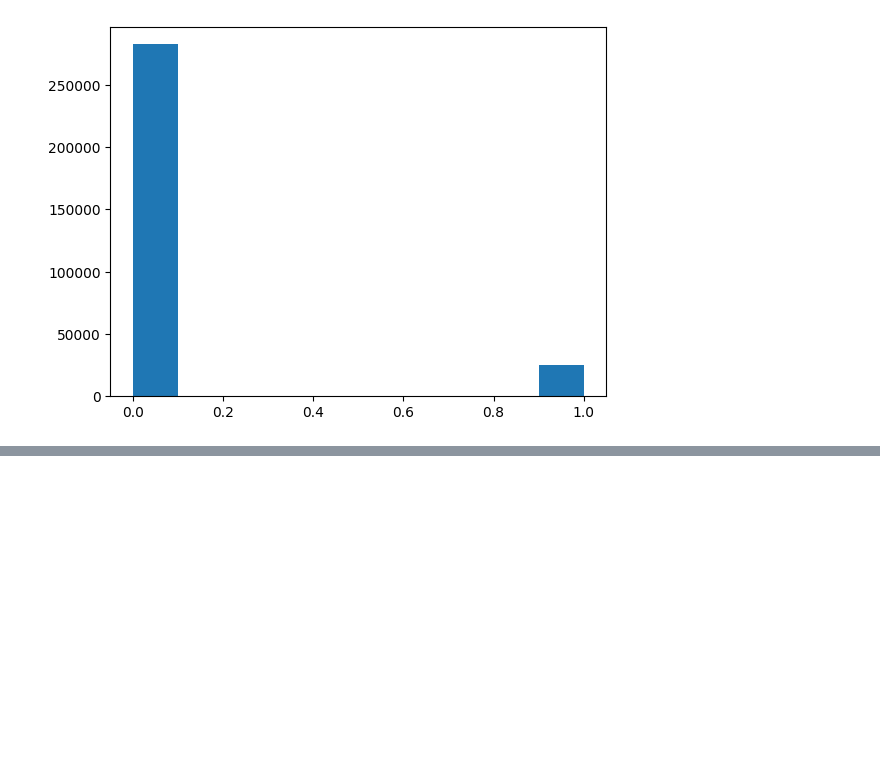
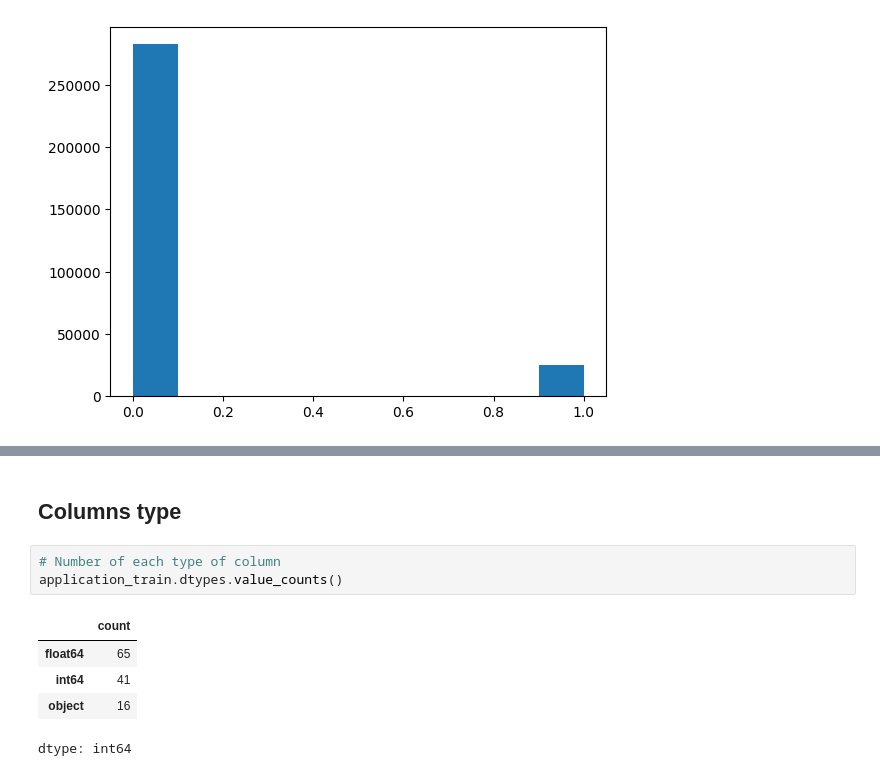
Before and after one commit to Laeti-dev/P4_Credit-Scoring-Model, a Jupyter notebook: ikusawa_laetitia_1_notebook_0824.ipynb, the cells around one changed output, grey strips where cells are left out. Drawn from its saved outputs; the diff is of its cells as text; blank space fills up the shorter version.

```diff
--- a/ikusawa_laetitia_1_notebook_0824.ipynb
+++ b/ikusawa_laetitia_1_notebook_0824.ipynb
@@ -86,0 +126,11 @@ plt.show()
+# %% [markdown]
+## Columns type
+# %%
+# Number of each type of column
+application_train.dtypes.value_counts()
+# %% [output]
+|  | count |
+| float64 | 65 |
+| int64 | 41 |
+| object | 16 |
+dtype: int64
```
Also changed, not shown: parts of 13 cells of this notebook.
